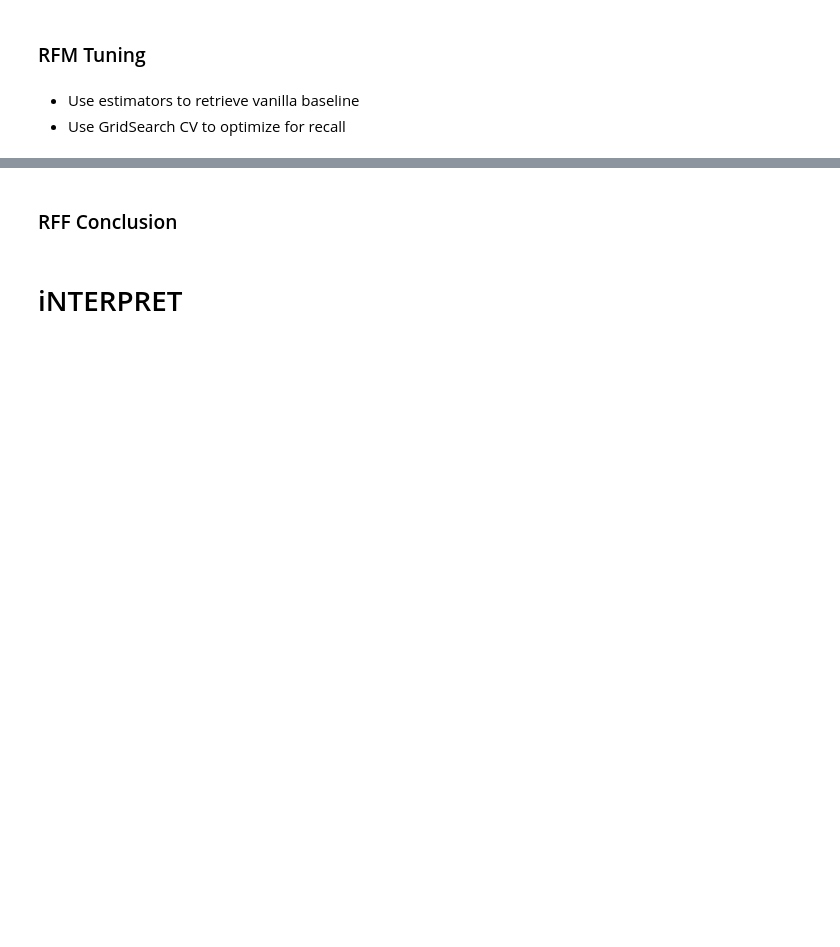
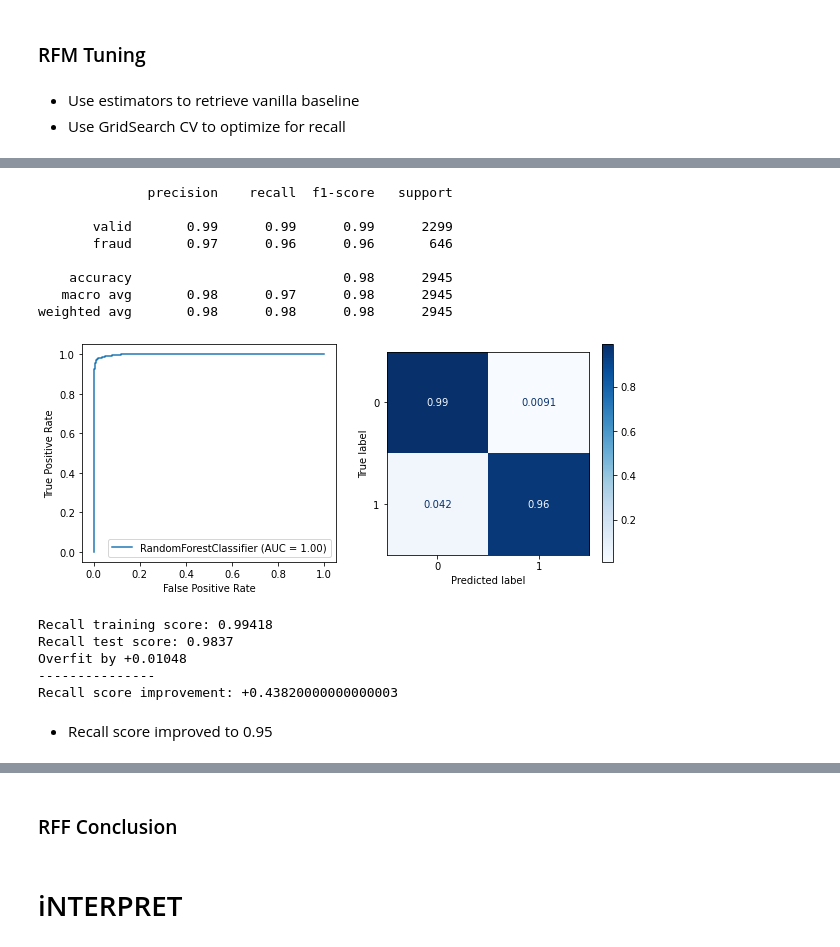
Before and after one commit to kuninethan95/OSEMN, a Jupyter notebook: index_OSEMN.ipynb, the cells around one changed output, grey strips where cells are left out. Cells and saved outputs as stored; diff of their text form; code cells hidden in the pictures; blank space fills up the shorter version.

```diff
--- a/index_OSEMN.ipynb
+++ b/index_OSEMN.ipynb
@@ -1909,0 +1982,22 @@ rfm_param_grid = {
+# %%
+rf2_clf = RandomForestClassifier(n_estimators=80,class_weight='balanced', criterion='entropy', max_depth=10, min_samples_leaf=5)
+# %%
+rf2_clf.fit(X_train_fil, y_train)
+evaluate_model(rf2_clf, X_train_fil, X_test_fil, y_train, y_test)
+# %% [output]
+              precision    recall  f1-score   support
+
+       valid       0.99      0.99      0.99      2299
+       fraud       0.97      0.96      0.96       646
+
+    accuracy                           0.98      2945
+   macro avg       0.98      0.97      0.98      2945
+weighted avg       0.98      0.98      0.98      2945
+[figure, added]
+Recall training score: 0.99418
+Recall test score: 0.9837
+Overfit by +0.01048
+---------------
+Recall score improvement: +0.43820000000000003
+# %% [markdown]
+- Recall score improved to 0.95
```
Also changed, not shown: parts of 42 cells of this notebook.
